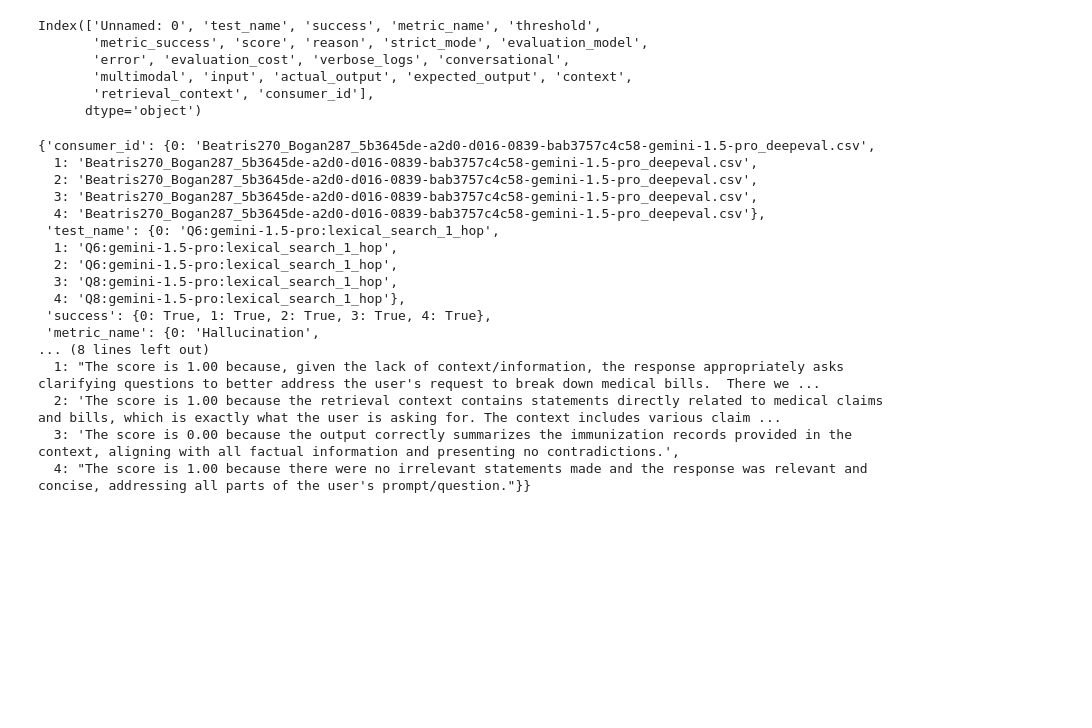
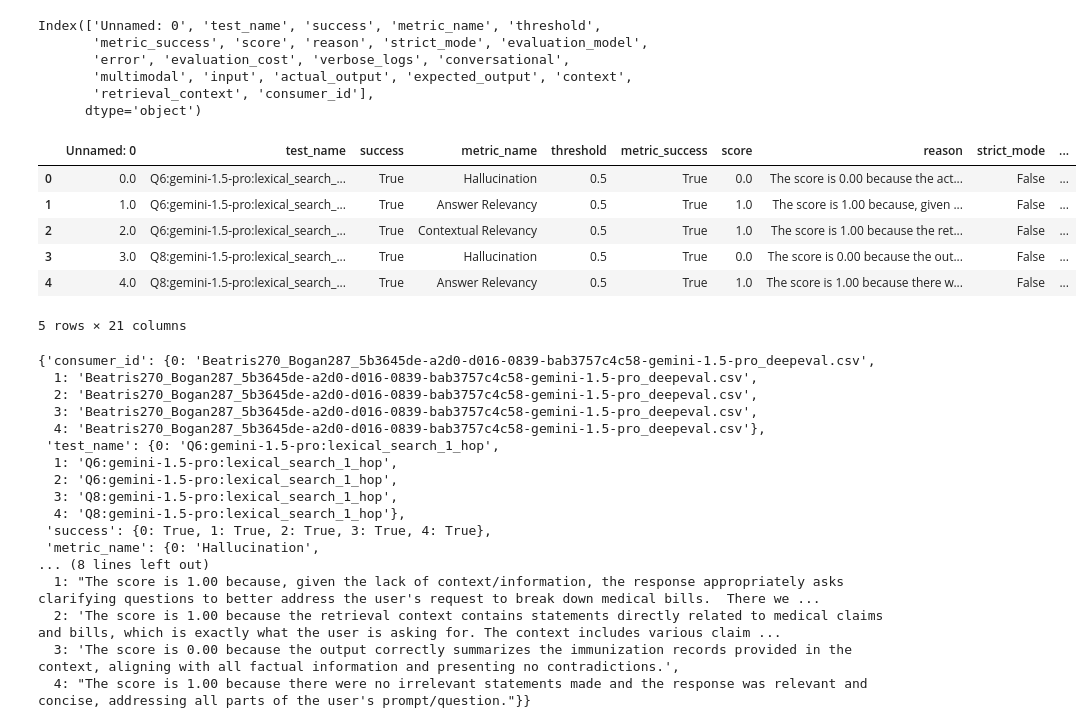
Before and after one commit to baptvit/graphrag-on-fhir, a Jupyter notebook: analysis/deepeval_eval.ipynb, the cells around one changed output. Drawn from its saved outputs; the diff is of its cells as text; code cells hidden in the pictures; blank space fills up the shorter version.

```diff
--- a/analysis/deepeval_eval.ipynb
+++ b/analysis/deepeval_eval.ipynb
@@ -29,6 +29,16 @@ Index(['Unnamed: 0', 'test_name', 'success', 'metric_name', 'threshold',
        'multimodal', 'input', 'actual_output', 'expected_output', 'context',
        'retrieval_context', 'consumer_id'],
       dtype='object')
+# %%
+df_gold.head()
+# %% [output]
+|  | Unnamed: 0 | test_name | success | metric_name | threshold | metric_success | score | reason | strict_mode | ... |
+| 0 | 0.0 | Q6:gemini-1.5-pro:lexical_search_... | True | Hallucination | 0.5 | True | 0.0 | The score is 0.00 because the act... | False | ... |
+| 1 | 1.0 | Q6:gemini-1.5-pro:lexical_search_... | True | Answer Relevancy | 0.5 | True | 1.0 | The score is 1.00 because, given ... | False | ... |
+| 2 | 2.0 | Q6:gemini-1.5-pro:lexical_search_... | True | Contextual Relevancy | 0.5 | True | 1.0 | The score is 1.00 because the ret... | False | ... |
+| 3 | 3.0 | Q8:gemini-1.5-pro:lexical_search_... | True | Hallucination | 0.5 | True | 0.0 | The score is 0.00 because the out... | False | ... |
+| 4 | 4.0 | Q8:gemini-1.5-pro:lexical_search_... | True | Answer Relevancy | 0.5 | True | 1.0 | The score is 1.00 because there w... | False | ... |
+5 rows × 21 columns
 # %%
 df_5 = df_gold[
     [
```
Also changed, not shown: parts of 13 cells of this notebook, 16 other files.
